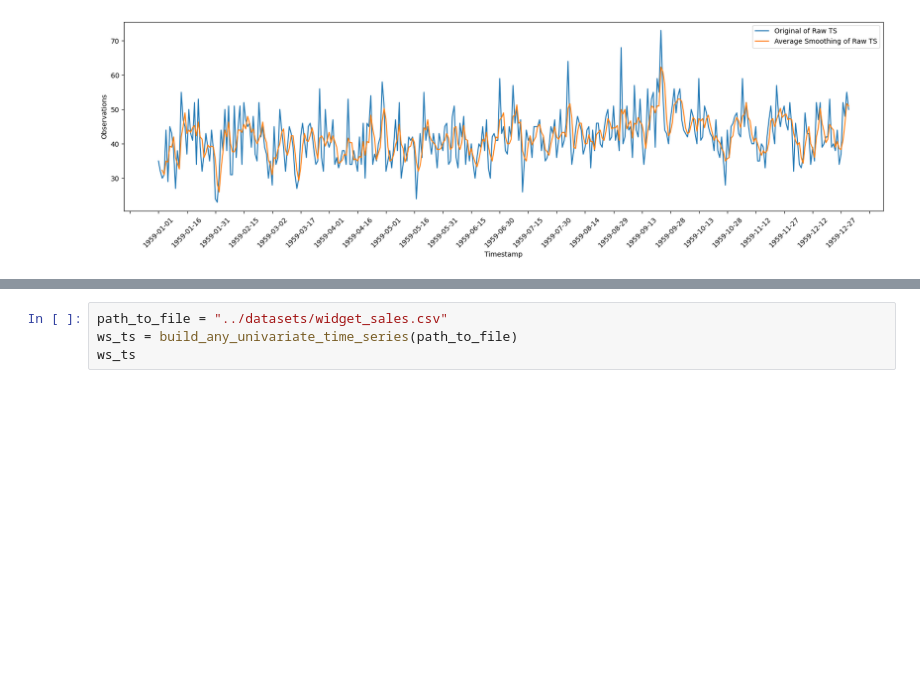
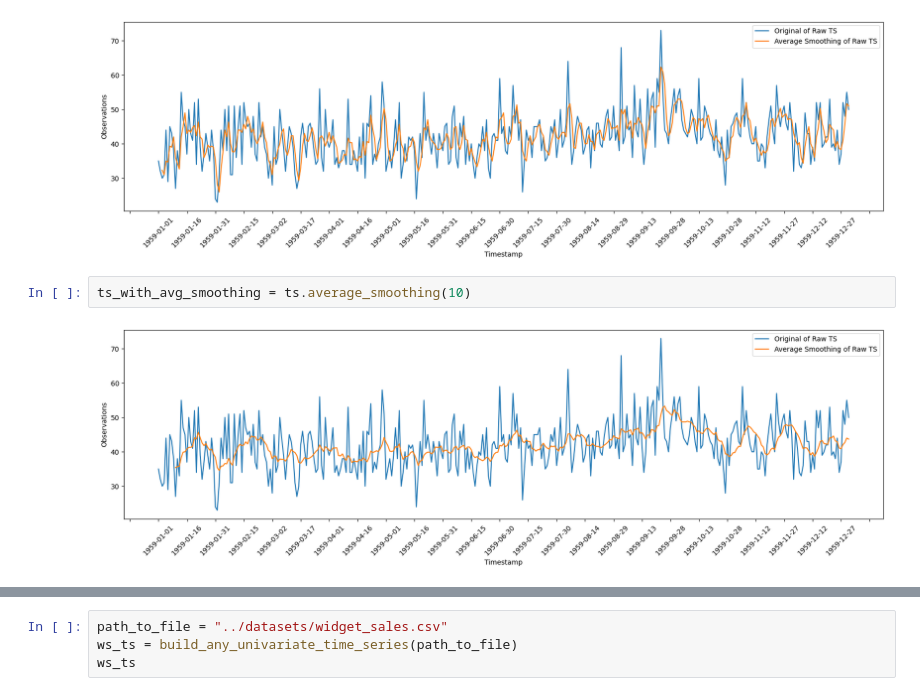
Before and after one commit to Brinkley97/applied_time_series_and_machine_learning, a Jupyter notebook: play/movingAverageSmoothingAndModeling.ipynb, the cells around one changed output, grey strips where cells are left out. Saved outputs shown, nothing was run; the diff lists cells and outputs as text; blank space fills up the shorter version.

```diff
--- a/play/movingAverageSmoothingAndModeling.ipynb
+++ b/play/movingAverageSmoothingAndModeling.ipynb
@@ -57,3 +63,7 @@ ts.plot(tick_skip=20)
 ts_with_avg_smoothing = ts.average_smoothing(3)
 # %% [output]
 [figure]
+# %%
+ts_with_avg_smoothing = ts.average_smoothing(10)
+# %% [output]
+[figure, added]
```
Also changed, not shown: parts of 34 cells of this notebook.
